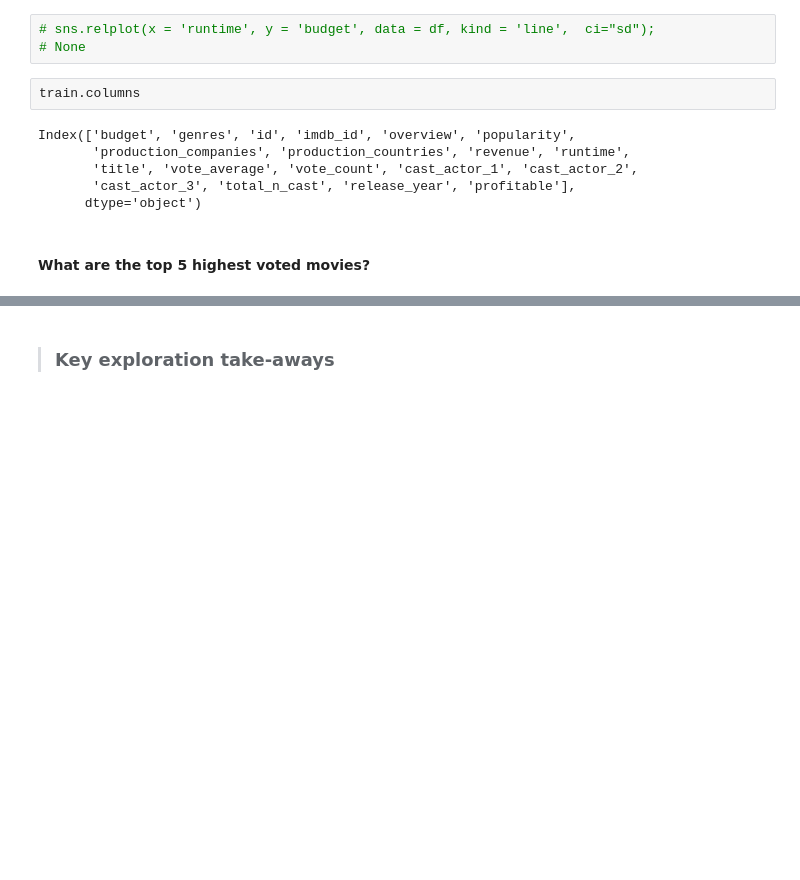
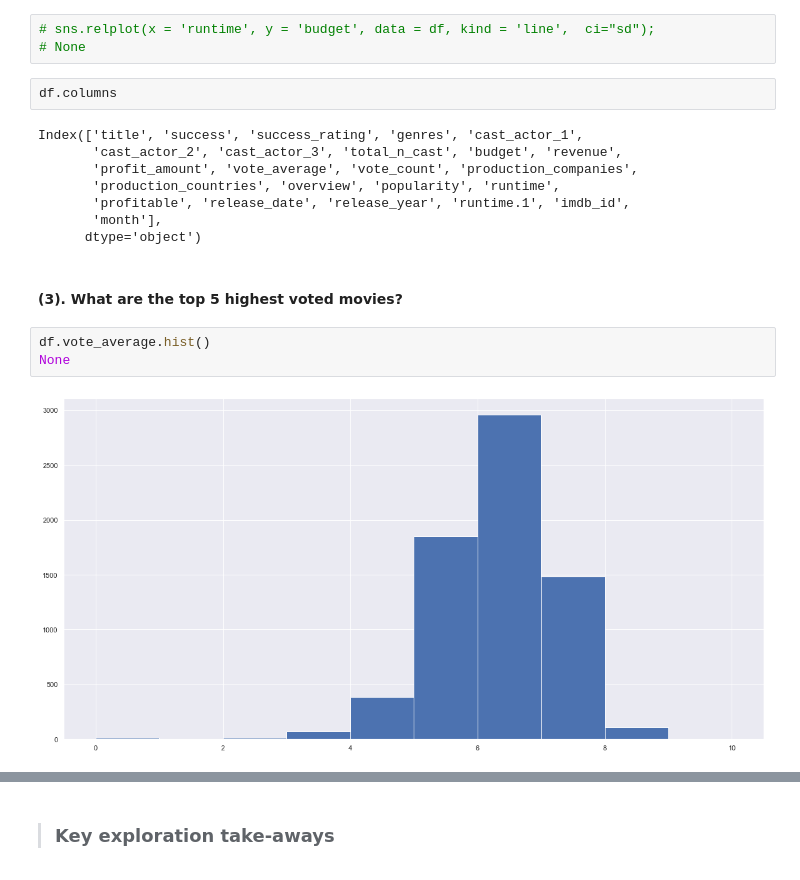
Before and after one commit to Movie-Success-Capstone/Movie-Capstone, a Jupyter notebook: stephen_explore.ipynb, the cells around one changed output, grey strips where cells are left out. Drawn from its saved outputs; the diff is of its cells as text; blank space fills up the shorter version.

```diff
--- a/stephen_explore.ipynb
+++ b/stephen_explore.ipynb
@@ -257,12 +257,19 @@ Name: success_rating, dtype: float64
 # sns.relplot(x = 'runtime', y = 'budget', data = df, kind = 'line',  ci="sd");
 # None
 # %%
-train.columns
+df.columns
 # %% [output]
-Index(['budget', 'genres', 'id', 'imdb_id', 'overview', 'popularity',
-       'production_companies', 'production_countries', 'revenue', 'runtime',
-       'title', 'vote_average', 'vote_count', 'cast_actor_1', 'cast_actor_2',
-       'cast_actor_3', 'total_n_cast', 'release_year', 'profitable'],
+Index(['title', 'success', 'success_rating', 'genres', 'cast_actor_1',
+       'cast_actor_2', 'cast_actor_3', 'total_n_cast', 'budget', 'revenue',
+       'profit_amount', 'vote_average', 'vote_count', 'production_companies',
+       'production_countries', 'overview', 'popularity', 'runtime',
+       'profitable', 'release_date', 'release_year', 'runtime.1', 'imdb_id',
+       'month'],
       dtype='object')
 # %% [markdown]
-#### What are the top 5 highest voted movies?
+#### (3). What are the top 5 highest voted movies?
+# %%
+df.vote_average.hist()
+None
+# %% [output]
+[figure, added]
```
Also changed, not shown: parts of 19 cells of this notebook.
